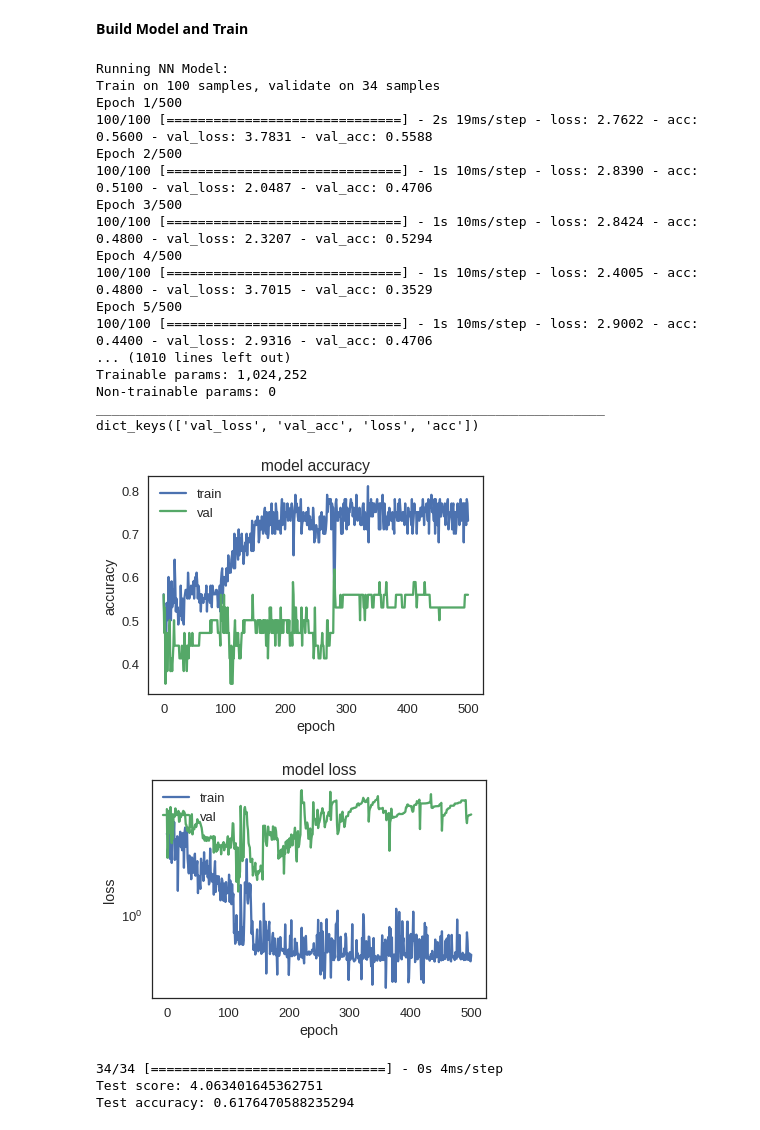
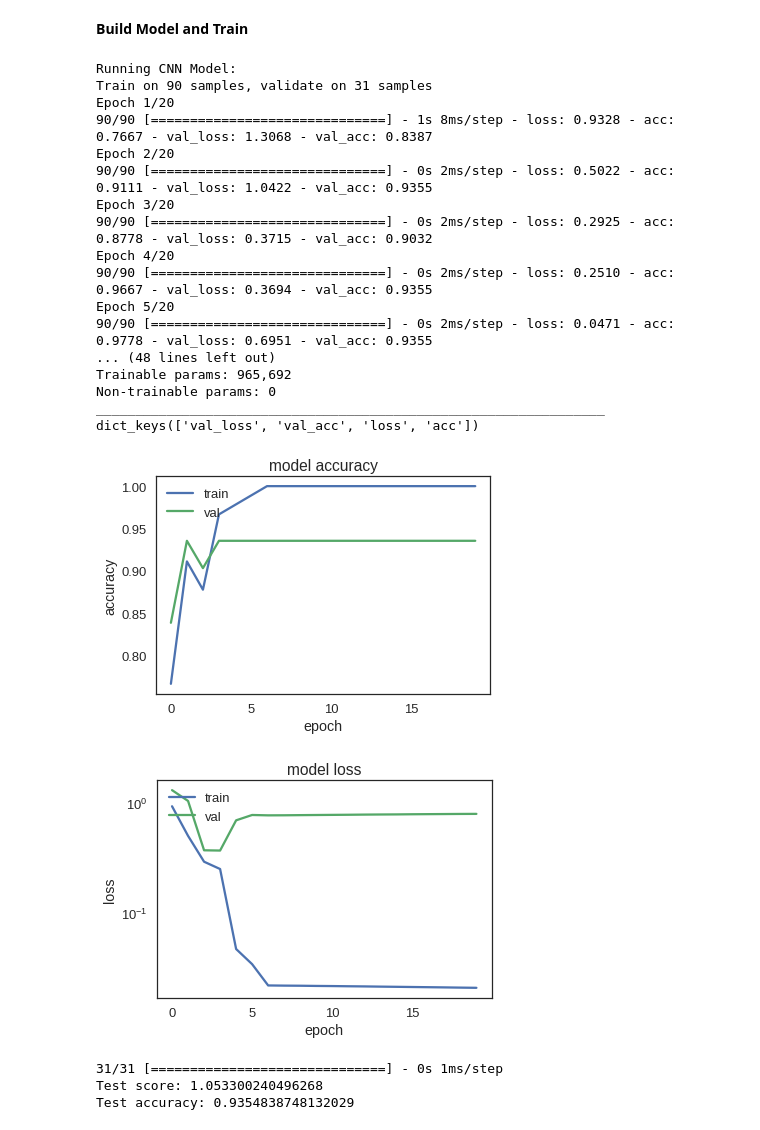
Before and after one commit to NeuroTechX/eeg-notebooks_v0.1, a Jupyter notebook: notebooks/Deep_eeg_notebooks.ipynb, the cells around one changed output. Cells and saved outputs as stored; diff of their text form; code cells hidden in the pictures.

```diff
--- a/notebooks/Deep_eeg_notebooks.ipynb
+++ b/notebooks/Deep_eeg_notebooks.ipynb
@@ -117,12 +117,11 @@ nsesh = 1
 ##
 
 ## Can load other experiments like this - NN and CNN model works best here
-#subs = [ 4]
-#nsesh = 1
-#data_dir = 'visual/SSVEP'
-#event_ids = ['30Hz','20Hz']
+subs = [ 4]
+nsesh = 1
+data_dir = 'visual/SSVEP'
+event_ids = ['30Hz','20Hz']
 ##
-
 
 load_verbose = 0 #print output during loading
 
@@ -141,23 +140,23 @@ rej_thresh = rej_thresh_uV*1e-6
 #trial epoch limits
 tmin=-1 #-1
 tmax=4 #2
-baseline=(-1, 0) #None or (start, end) in seconds
+baseline=None #None or (start, end) in seconds
 #gets removed from training data but used during processing
 
 #wavelet settings
 f_low = 2
 f_high = 40
-f_bins = 100  # to decrease number of frequency features
+f_bins = 40  # to decrease number of frequency features
 wave_cycles = 6 # cycles of each frequency to convolve with data
 spect_baseline = [-1,-.5] #gets removed from training data but used during processing
-electrodes_out = [0,1,2,3]  # to decrease number of electrode features from [0,1,2,3] or [0,1,2,3,4] with aux electrode (untested)
+electrodes_out = [0,1,2,3,4]  # to decrease number of electrode features from [0,1,2,3] or [0,1,2,3,4] with aux electrode (untested)
 frequencies =  np.linspace(f_low, f_high, f_bins, endpoint=True)
 
 frequency_domain = 1  #if True uses wavelets otherwise use time series
 
 #Training Settings
-batch_size = 1
-train_epochs = 500
+batch_size = 5
+train_epochs = 20
 num_classes = len(event_ids)
 test_split = 0.2
 val_split = 0.2
@@ -165,7 +164,7 @@ random_seed = 1017
 np.random.seed(random_seed)
 
 # 'CNN','LSTM','NN'
-model_type = 'NN'
+model_type = 'CNN'
 
 print('Parameters Set')
 # %% [output]
@@ -316,8 +315,7 @@ if not frequency_domain:
     # reshape for CNN 512 ms long, factors 64 * 8
     # these 10's need to be found algorithmically (find any factor of the number)
     all_factors = factors(X.shape[1])
-    X = np.reshape(X, (X.shape[0], int(X.shape[1]/all_factors[3]), all_factors[3], X.shape[2]),order='F')
-
+    X = np.reshape(X, (X.shape[0], int(X.shape[1]/all_factors[2]), all_factors[2], X.shape[2]),order='F')
   #Normalize X - need to save mean and std for future test + val
   X = (X - np.mean(X)) / np.std(X)
 
@@ -408,19 +406,17 @@ if model_type == 'NN':
 
 if model_type == 'CNN':
   ##----Convolutional Network
-  # parameters above need to be adjusted until input shape is square on
-  # dimensions 1 and 2 (like an image) and electrodes on third
   model = Sequential()
-  model.add(Conv2D(49, (3, 3), input_shape=input_shape))
+  model.add(Conv2D(10, (3, 3), input_shape=input_shape))
   model.add(Activation('relu'))
-  model.add(Conv2D(32, (3, 3)))
-  model.add(Activation('relu'))
-  model.add(MaxPooling2D(pool_size=(2, 2)))
   model.add(Flatten())
   model.add(Dense(10))
   model.add(Activation('relu'))
   model.add(Dense(num_classes))
   model.add(Activation('softmax'))
+
+if model_type == 'ICNN'
+
 
 # initiate adam optimizer
 opt = keras.optimizers.Adam(lr=0.001, beta_1=0.9, beta_2=0.999,
@@ -443,49 +439,49 @@ history = model.fit(x_train, y_train,
 model.summary()
 
 
 # list all data in history
 print(history.history.keys())
 # summarize history for accuracy
 plt.plot(history.history['acc'])
 plt.plot(history.history['val_acc'])
 plt.title('model accuracy')
 plt.ylabel('accuracy')
 plt.xlabel('epoch')
 plt.legend(['train', 'val'], loc='upper left')
 plt.show()
 # summarize history for loss
 plt.semilogy(history.history['loss'])
 plt.semilogy(history.history['val_loss'])
 plt.title('model loss')
 plt.ylabel('loss')
 plt.xlabel('epoch')
 plt.legend(['train', 'val'], loc='upper left')
 plt.show()
 
 # Test on left out Test data
 score, acc = model.evaluate(x_test, y_test, batch_size=batch_size)
 print('Test score:', score)
 print('Test accuracy:', acc)
 # %% [output]
-Running NN Model:
-Train on 100 samples, validate on 34 samples
-Epoch 1/500
-100/100 [==============================] - 2s 19ms/step - loss: 2.7622 - acc: 0.5600 - val_loss: 3.7831 - val_acc: 0.5588
-Epoch 2/500
-100/100 [==============================] - 1s 10ms/step - loss: 2.8390 - acc: 0.5100 - val_loss: 2.0487 - val_acc: 0.4706
-Epoch 3/500
-100/100 [==============================] - 1s 10ms/step - loss: 2.8424 - acc: 0.4800 - val_loss: 2.3207 - val_acc: 0.5294
-Epoch 4/500
-100/100 [==============================] - 1s 10ms/step - loss: 2.4005 - acc: 0.4800 - val_loss: 3.7015 - val_acc: 0.3529
-Epoch 5/500
-100/100 [==============================] - 1s 10ms/step - loss: 2.9002 - acc: 0.4400 - val_loss: 2.9316 - val_acc: 0.4706
-... (1010 lines left out)
-Trainable params: 1,024,252
+Running CNN Model:
+Train on 90 samples, validate on 31 samples
+Epoch 1/20
+90/90 [==============================] - 1s 8ms/step - loss: 0.9328 - acc: 0.7667 - val_loss: 1.3068 - val_acc: 0.8387
+Epoch 2/20
+90/90 [==============================] - 0s 2ms/step - loss: 0.5022 - acc: 0.9111 - val_loss: 1.0422 - val_acc: 0.9355
+Epoch 3/20
+90/90 [==============================] - 0s 2ms/step - loss: 0.2925 - acc: 0.8778 - val_loss: 0.3715 - val_acc: 0.9032
+Epoch 4/20
+90/90 [==============================] - 0s 2ms/step - loss: 0.2510 - acc: 0.9667 - val_loss: 0.3694 - val_acc: 0.9355
+Epoch 5/20
+90/90 [==============================] - 0s 2ms/step - loss: 0.0471 - acc: 0.9778 - val_loss: 0.6951 - val_acc: 0.9355
+... (48 lines left out)
+Trainable params: 965,692
 Non-trainable params: 0
 _________________________________________________________________
 dict_keys(['val_loss', 'val_acc', 'loss', 'acc'])
-[figure, old version]
+[figure, new version]
-[figure, old version]
+[figure, new version]
-34/34 [==============================] - 0s 4ms/step
-Test score: 4.063401645362751
-Test accuracy: 0.6176470588235294
+31/31 [==============================] - 0s 1ms/step
+Test score: 1.053300240496268
+Test accuracy: 0.9354838748132029
```
Also changed, not shown: parts of 4 cells of this notebook.
